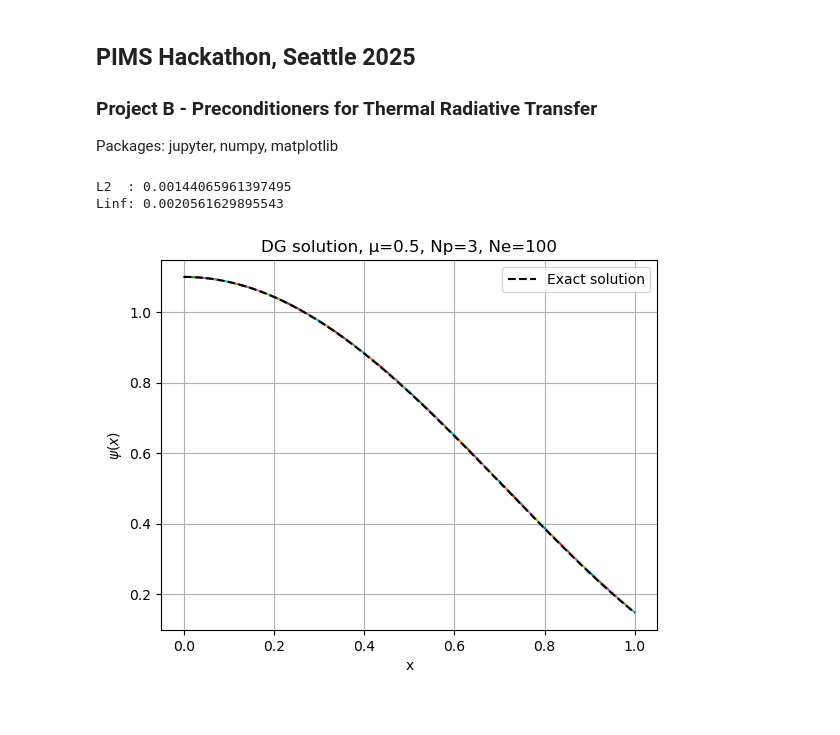
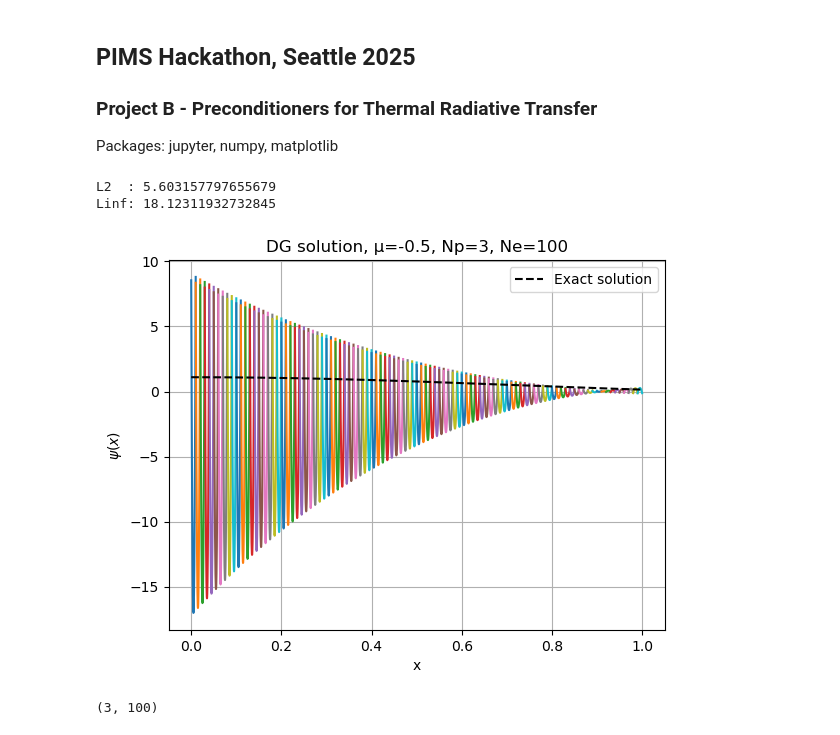
Before and after one commit to jpgallagher1/PIMS-GroupB, a Jupyter notebook: main.ipynb, the cells around one changed output. Drawn from its saved outputs; the diff is of its cells as text; code cells hidden in the pictures.

```diff
--- a/main.ipynb
+++ b/main.ipynb
@@ -9,27 +9,31 @@ from library import *
 # %%
 # ─── Example usage ───
 
 # Parameters for the transport problem
-μ       = 0.5
+μ       = -0.5
 ψ_MMS   = lambda x: (μ**2)*((x**2 +1) + 3.4*np.cos(2*x)) # Manufactures solution
 σ_t     = lambda x: x**2 + 1
 source  = lambda x: (μ**3)*(2*x - 6.8*np.sin(2*x)) + (σ_t(x) * (μ**2)*((x**2 +1) + 3.4*np.cos(2*x)))
 inflow  = lambda x: ψ_MMS(x)
 
 # Mesh parameters
 xs = np.linspace(0, 1, 101) # Mesh points / element boundaries
 Np = 3                      # Legendre polynomials per element (basis size)
 
 # Solve
 ψ_weights = transport_direct_solve(μ, σ_t, source, inflow, Np, xs)
 
 # Print the error in the solution
 print("L2  :",error_Lp(ψ_weights, xs, Np, ψ_MMS, p=2))
 print("Linf:",error_Lp(ψ_weights, xs, Np, ψ_MMS, p='inf'))
 
 # Plot numerical solution against the exact solution (MMS)
 plot_solution(ψ_weights, xs, Np, μ=μ, exact_ψ_func=ψ_MMS)
 # %% [output]
-L2  : 0.00144065961397495
-Linf: 0.0020561629895543
+L2  : 5.603157797655679
+Linf: 18.12311932732845
-[figure, old version]
+[figure, new version]
+# %%
+ψ_weights.reshape((3,100)).shape
+# %% [output]
+(3, 100)
```
Also changed, not shown: 1 other file.
